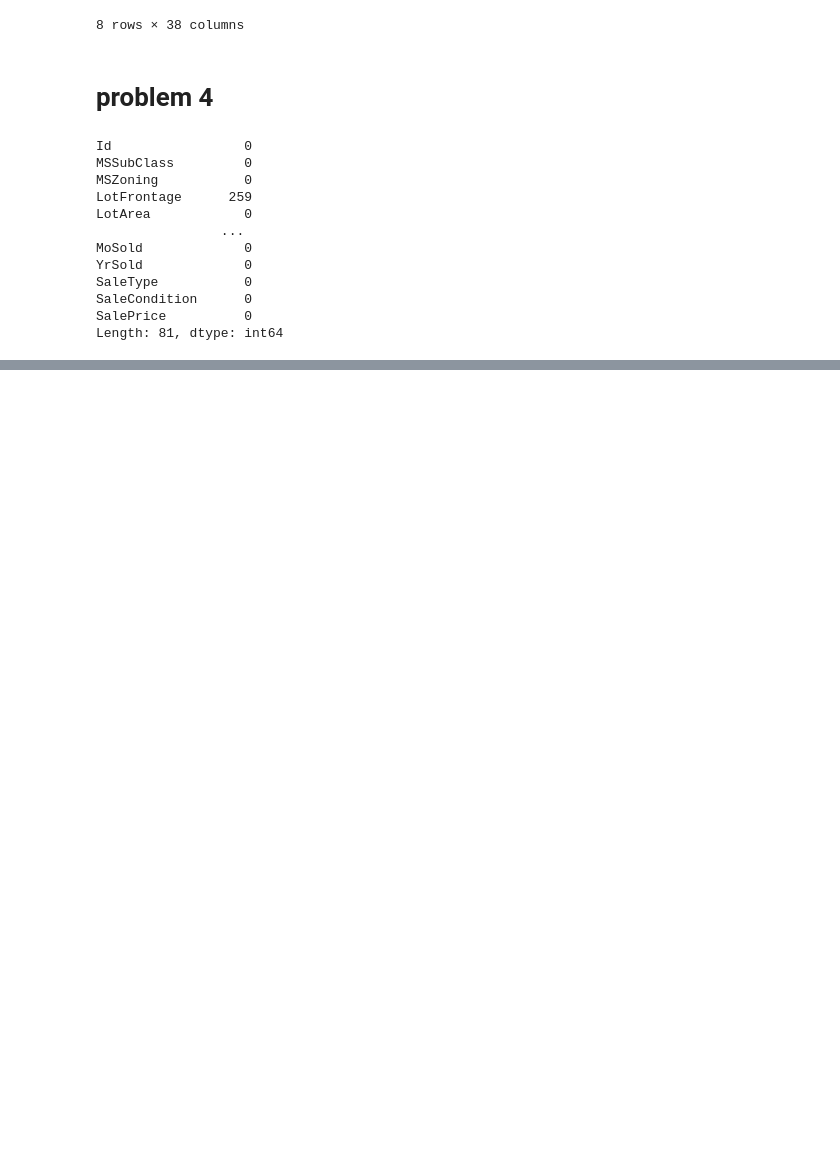
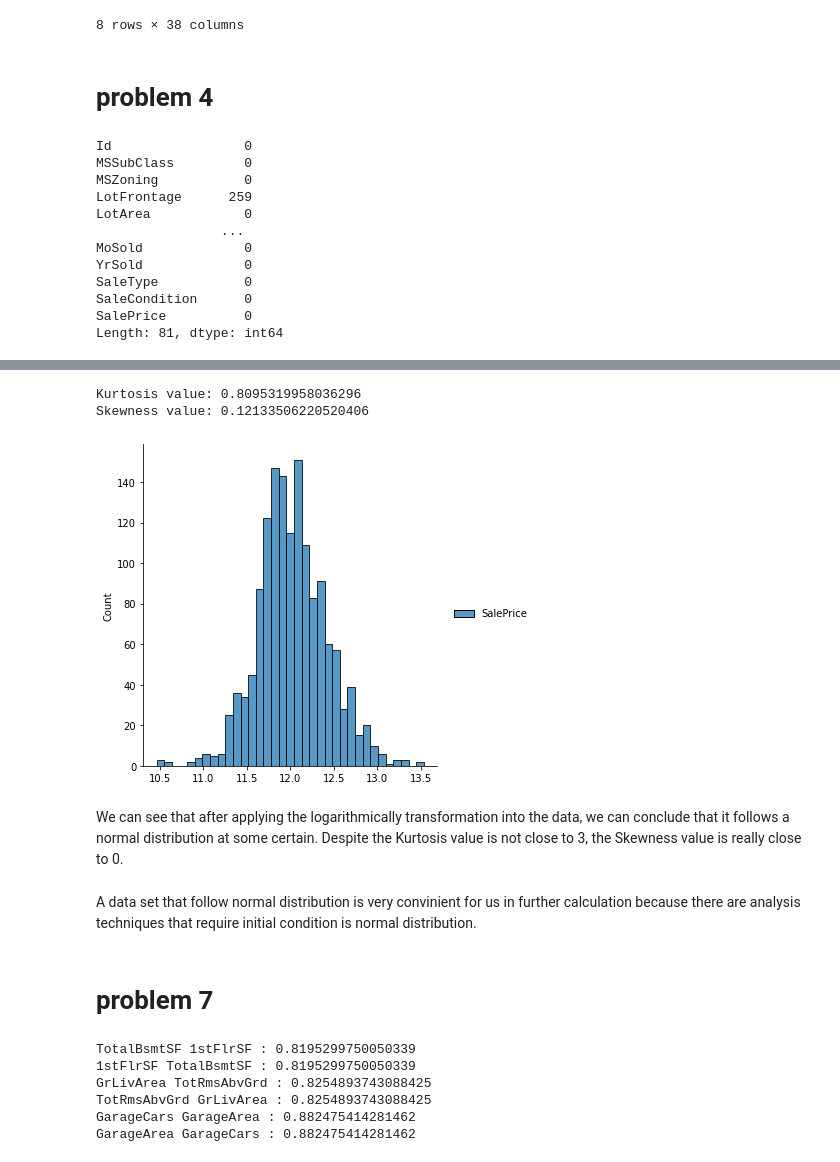
Before and after one commit to quang3103/diveintocode-ml, a Jupyter notebook: week3_preClass/assignment2.ipynb, the cells around one changed output, grey strips where cells are left out. Saved outputs shown, nothing was run; the diff lists cells and outputs as text; code cells hidden in the pictures; blank space fills up the shorter version.

```diff
--- a/week3_preClass/assignment2.ipynb
+++ b/week3_preClass/assignment2.ipynb
@@ -92,0 +156,19 @@ Length: 81, dtype: int64
+# %%
+import math
+logaritSalePrice = pd.DataFrame(houses.iloc[:, -1])
+logaritSalePrice = np.log(logaritSalePrice)
+sns.displot(logaritSalePrice)
+kurt = logaritSalePrice.kurt()
+print("Kurtosis value:", kurt[0])
+skew = logaritSalePrice.skew()
+print("Skewness value:", skew[0])
+# %% [output]
+Kurtosis value: 0.8095319958036296
+Skewness value: 0.12133506220520406
+[figure, added]
+# %% [markdown]
+We can see that after applying the logarithmically transformation into the data, we can conclude that it follows a normal distribution at some certain. Despite the Kurtosis value is not close to 3, the Skewness value is really close to 0.
+# %% [markdown]
+A data set that follow normal distribution is very convinient for us in further calculation because there are analysis techniques that require initial condition is normal distribution.
+# %% [markdown]
+# problem 7
@@ -92,0 +177,16 @@ Length: 81, dtype: int64
+# %%
+for i in range(corRelation.shape[0]):
+    for j in range(corRelation.shape[1]):
+        if i != j:
+            #print(corRelation.iloc[i, 0])
+            if corRelation.iloc[i, j] >= 0.8:
+                print(corRelation.index[i], corRelation.columns[j], ":", corRelation.iloc[i, j])
+            if corRelation.iloc[i, j] <= -0.8:
+                print(corRelation.index[i], corRelation.columns[j], ":", corRelation.iloc[i, j])
+# %% [output]
+TotalBsmtSF 1stFlrSF : 0.8195299750050339
+1stFlrSF TotalBsmtSF : 0.8195299750050339
+GrLivArea TotRmsAbvGrd : 0.8254893743088425
+TotRmsAbvGrd GrLivArea : 0.8254893743088425
+GarageCars GarageArea : 0.882475414281462
+GarageArea GarageCars : 0.882475414281462
```
Also changed, not shown: parts of 20 cells of this notebook.
